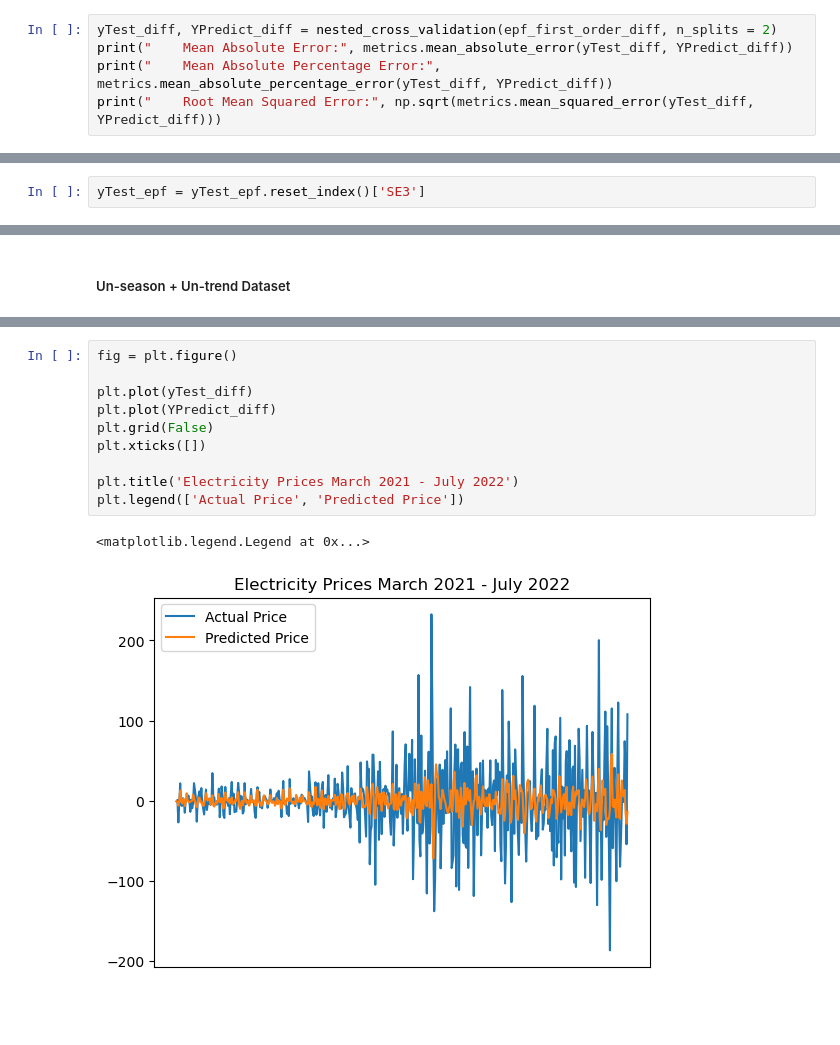
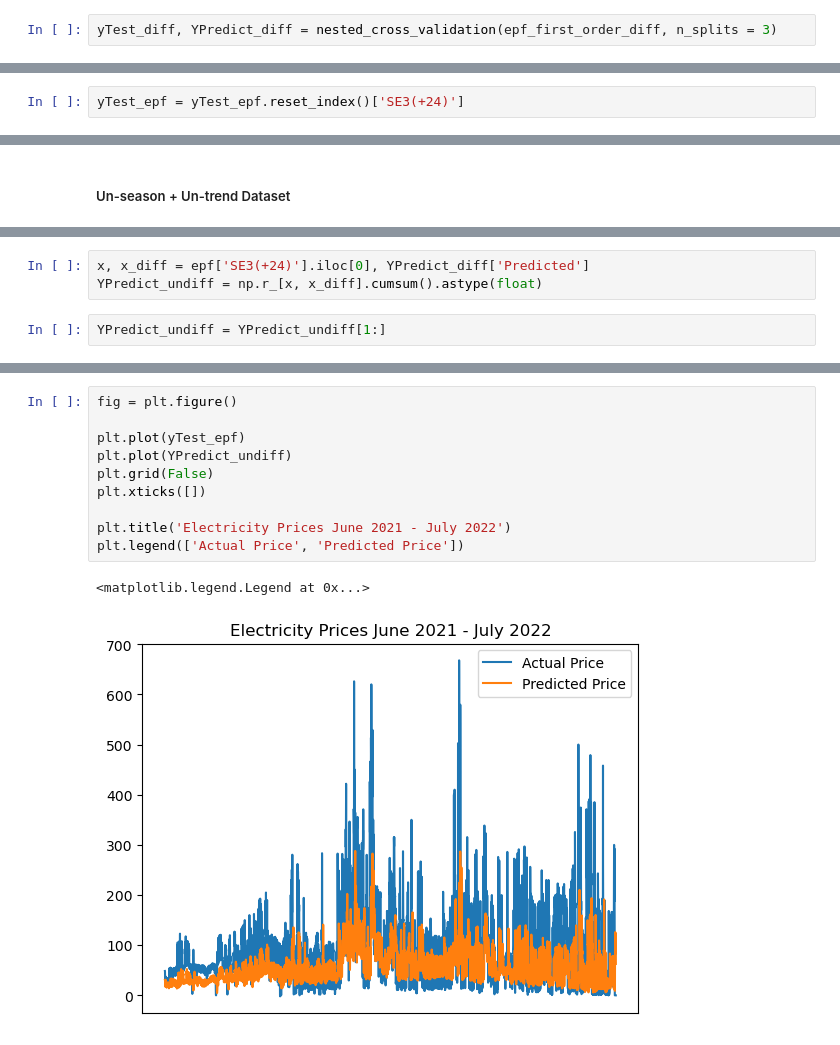
Before and after one commit to Joagai23/EPF, a Jupyter notebook: EPF - Linear Regression.ipynb, the cells around one changed output, grey strips where cells are left out. Cells and saved outputs as stored; diff of their text form; blank space fills up the shorter version.

```diff
--- a/EPF - Linear Regression.ipynb
+++ b/EPF - Linear Regression.ipynb
@@ -213,8 +221,5 @@ Training: 2017-03-03 -- 2019-11-12 , Cv: 2019-11-13 -- 2021-03-17 , Test: 2021-0
 # %% [markdown]
 ##### Un-season + Un-trend Dataset
 # %%
-yTest_diff, YPredict_diff = nested_cross_validation(epf_first_order_diff, n_splits = 2)
-print("    Mean Absolute Error:", metrics.mean_absolute_error(yTest_diff, YPredict_diff))
-print("    Mean Absolute Percentage Error:", metrics.mean_absolute_percentage_error(yTest_diff, YPredict_diff))
-print("    Root Mean Squared Error:", np.sqrt(metrics.mean_squared_error(yTest_diff, YPredict_diff)))
+yTest_diff, YPredict_diff = nested_cross_validation(epf_first_order_diff, n_splits = 3)
 # %% [output]
@@ -228,7 +240,7 @@ Training: 2017-03-04 -- 2019-11-12 , Cv: 2019-11-13 -- 2021-03-17 , Test: 2021-0
 # %% [markdown]
 ##### Un-season Dataset
 # %%
-yTest_epf = yTest_epf.reset_index()['SE3']
+yTest_epf = yTest_epf.reset_index()['SE3(+24)']
 # %%
 fig = plt.figure()
 
@@ -248,0 +293,5 @@ yTest_diff = yTest_diff.reset_index()['SE3']
+# %%
+x, x_diff = epf['SE3(+24)'].iloc[0], YPredict_diff['Predicted']
+YPredict_undiff = np.r_[x, x_diff].cumsum().astype(float)
+# %%
+YPredict_undiff = YPredict_undiff[1:]
@@ -249,13 +306,13 @@ yTest_diff = yTest_diff.reset_index()['SE3']
 # %%
 fig = plt.figure()
 
-plt.plot(yTest_diff)
-plt.plot(YPredict_diff)
+plt.plot(yTest_epf)
+plt.plot(YPredict_undiff)
 plt.grid(False)
 plt.xticks([])
 
-plt.title('Electricity Prices March 2021 - July 2022')
+plt.title('Electricity Prices June 2021 - July 2022')
 plt.legend(['Actual Price', 'Predicted Price'])
 # %% [output]
 <matplotlib.legend.Legend at 0x...>
-[figure, old version]
+[figure, new version]
```
Also changed, not shown: parts of 20 cells of this notebook, 1 other file.
